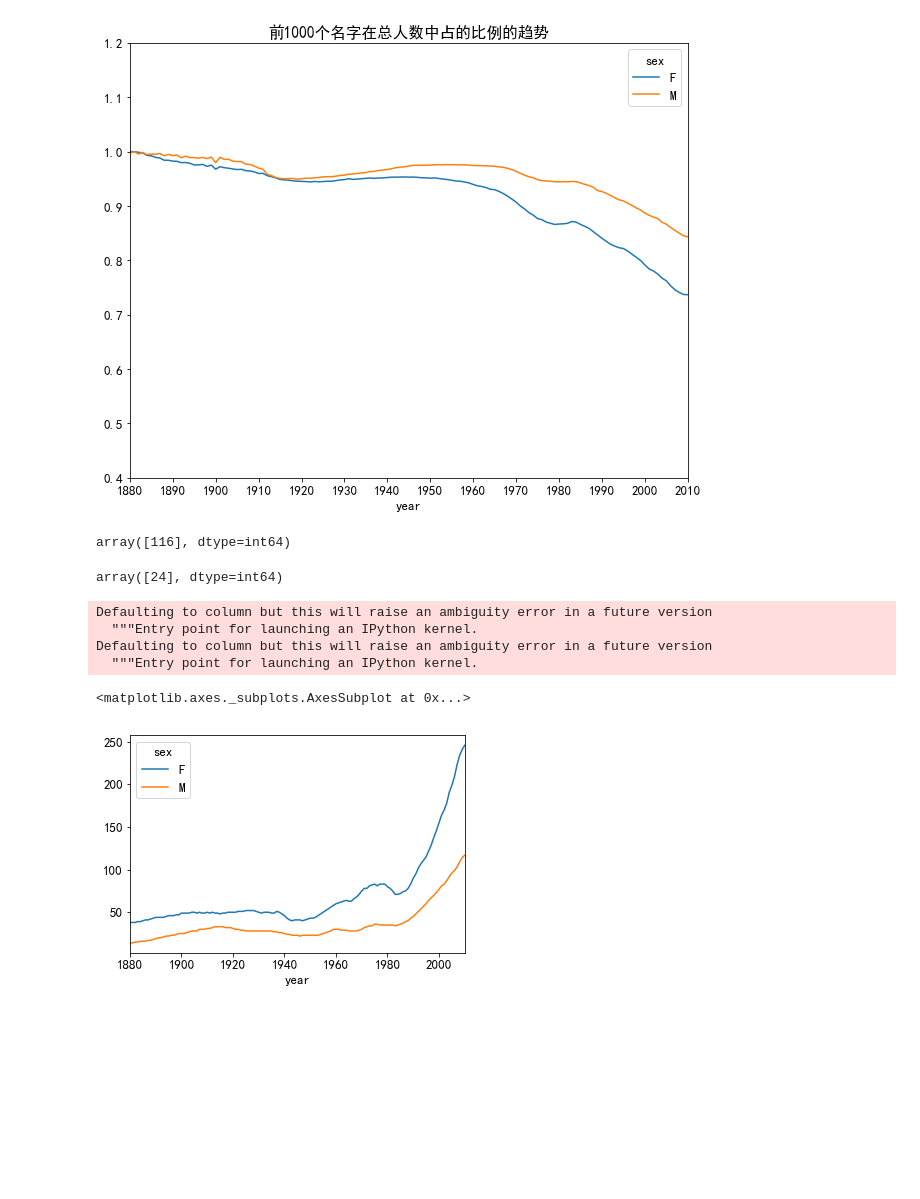
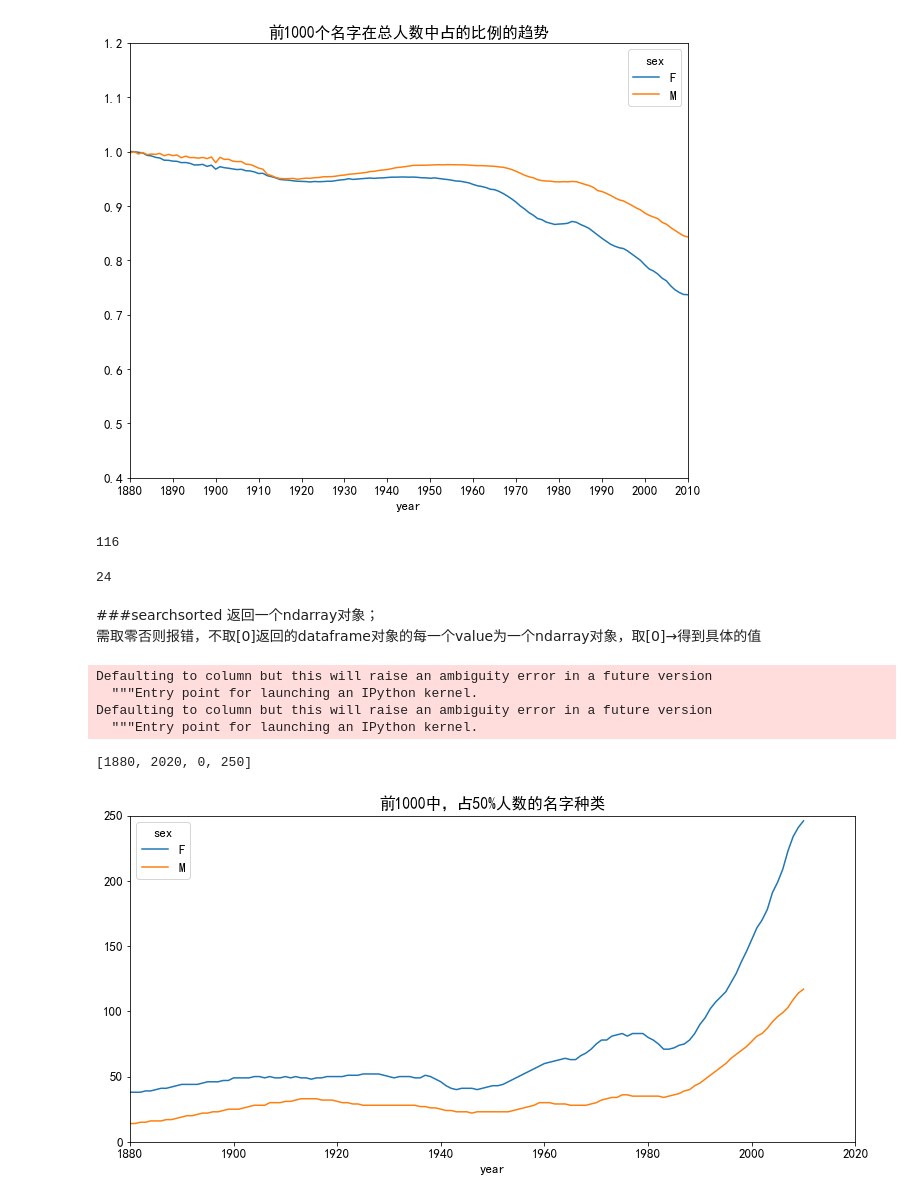
Before and after one commit to WarmingWang/reptiles_gh, a Jupyter notebook: Machine Learning/python for DA/ch02.ipynb, the cells around one changed output. Cells and saved outputs as stored; diff of their text form; code cells hidden in the pictures; blank space fills up the shorter version.

```diff
--- a/Machine Learning/python for DA/ch02.ipynb
+++ b/Machine Learning/python for DA/ch02.ipynb
@@ -90,16 +90,16 @@ Defaulting to column but this will raise an ambiguity error in a future version
 df=boys[boys.year==2010]
 prop_cumsum=df.sort_values(by='prop',ascending=False).prop.cumsum()
 # prop_cumsum[:10]
-prop_cumsum.searchsorted(0.5)
+prop_cumsum.searchsorted(0.5)[0]
 # %% [output]
-array([116], dtype=int64)
+116
 # %%
 df2=boys[boys.year==1900]
 prop_cumsum=df2.sort_values(by='prop',ascending=False).prop.cumsum()
 # prop_cumsum[:10]
-prop_cumsum.searchsorted(0.5)
+prop_cumsum.searchsorted(0.5)[0]      #返回以为ndarray数据类型
 # %% [output]
-array([24], dtype=int64)
+24
 # %%
 def get_quantile_count(group,q=0.5):
     group=group.sort_values(by='prop',ascending=False)
@@ -107,12 +108,16 @@ def get_quantile_count(group,q=0.5):
+# %% [markdown]
+###searchsorted
+返回一个ndarray对象；<br>
+需取零否则报错，不取[0]返回的dataframe对象的每一个value为一个ndarray对象，取[0]→得到具体的值
 # %%
 diversity=top1000.groupby(['year','sex']).apply(get_quantile_count)
 diversity=diversity.unstack('sex')
-# diversity.plot(title='前1000中，前50%人数的名字数量')
-diversity.plot()
+diversity.plot(title='前1000中，占50%人数的名字种类',figsize=(13,6))
+plt.axis([1880,2020,0,250])
 # %% [output]
 Defaulting to column but this will raise an ambiguity error in a future version
   """Entry point for launching an IPython kernel.
 Defaulting to column but this will raise an ambiguity error in a future version
   """Entry point for launching an IPython kernel.
-<matplotlib.axes._subplots.AxesSubplot at 0x...>
+[1880, 2020, 0, 250]
-[figure, old version]
+[figure, new version]
```
Also changed, not shown: parts of 4 cells of this notebook.
